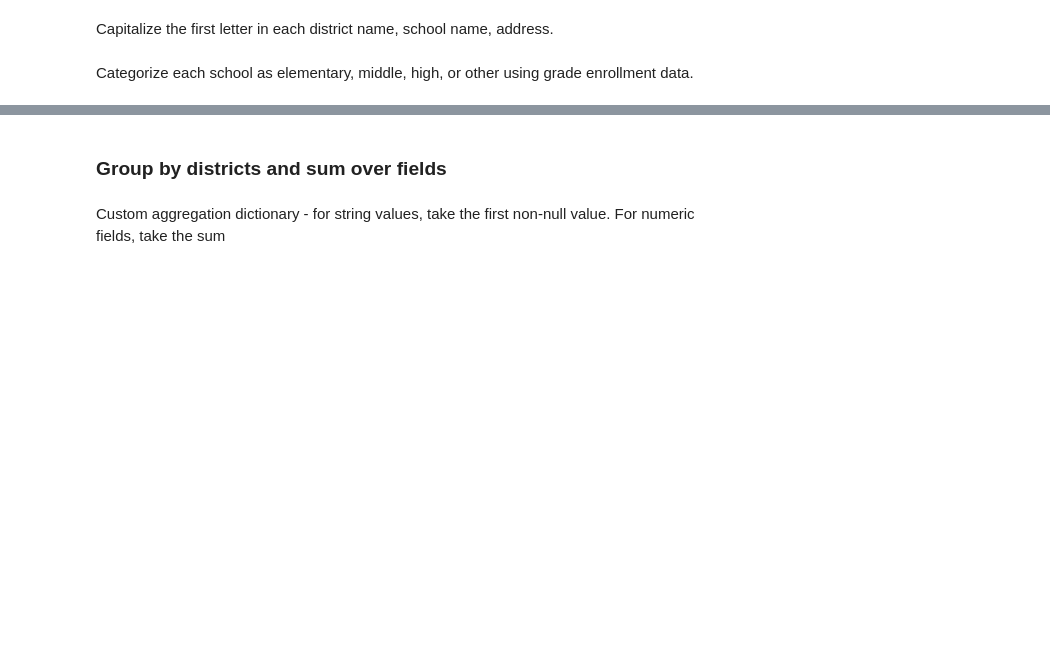
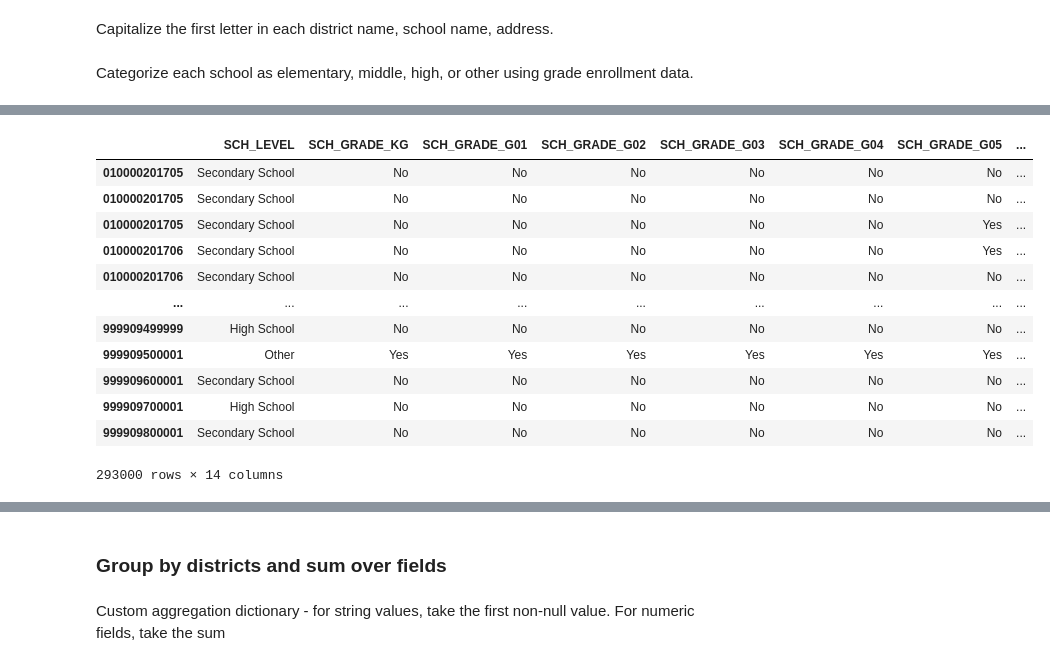
Before and after one commit to Discriminology/Educational-Equity-Data-Commons, a Jupyter notebook: data_processing.ipynb, the cells around one changed output, grey strips where cells are left out. Cells and saved outputs as stored; diff of their text form; code cells hidden in the pictures; blank space fills up the shorter version.

```diff
--- a/data_processing.ipynb
+++ b/data_processing.ipynb
@@ -393,3 +387,22 @@ def join_col_descriptions(agg_data):
+# %%
+full_table[['SCH_LEVEL', 'SCH_GRADE_KG', 'SCH_GRADE_G01',
+                            'SCH_GRADE_G02', 'SCH_GRADE_G03', 'SCH_GRADE_G04', 'SCH_GRADE_G05',
+                            'SCH_GRADE_G06', 'SCH_GRADE_G07', 'SCH_GRADE_G08', 'SCH_GRADE_G09',
+                            'SCH_GRADE_G10', 'SCH_GRADE_G11', 'SCH_GRADE_G12']]
+# %% [output]
+|  | SCH_LEVEL | SCH_GRADE_KG | SCH_GRADE_G01 | SCH_GRADE_G02 | SCH_GRADE_G03 | SCH_GRADE_G04 | SCH_GRADE_G05 | ... |
+| 010000201705 | Secondary School | No | No | No | No | No | No | ... |
+| 010000201705 | Secondary School | No | No | No | No | No | No | ... |
+| 010000201705 | Secondary School | No | No | No | No | No | Yes | ... |
+| 010000201706 | Secondary School | No | No | No | No | No | Yes | ... |
+| 010000201706 | Secondary School | No | No | No | No | No | No | ... |
+| ... | ... | ... | ... | ... | ... | ... | ... | ... |
+| 999909499999 | High School | No | No | No | No | No | No | ... |
+| 999909500001 | Other | Yes | Yes | Yes | Yes | Yes | Yes | ... |
+| 999909600001 | Secondary School | No | No | No | No | No | No | ... |
+| 999909700001 | High School | No | No | No | No | No | No | ... |
+| 999909800001 | Secondary School | No | No | No | No | No | No | ... |
+293000 rows × 14 columns
 # %%
 full_table_final = join_col_descriptions(full_table)
 # %%
```
Also changed, not shown: parts of 3 cells of this notebook.
